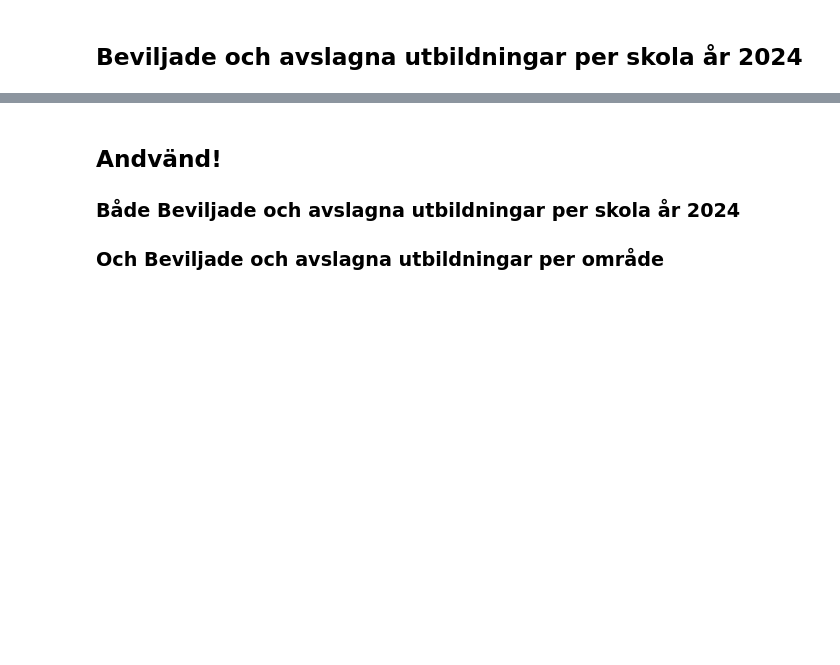
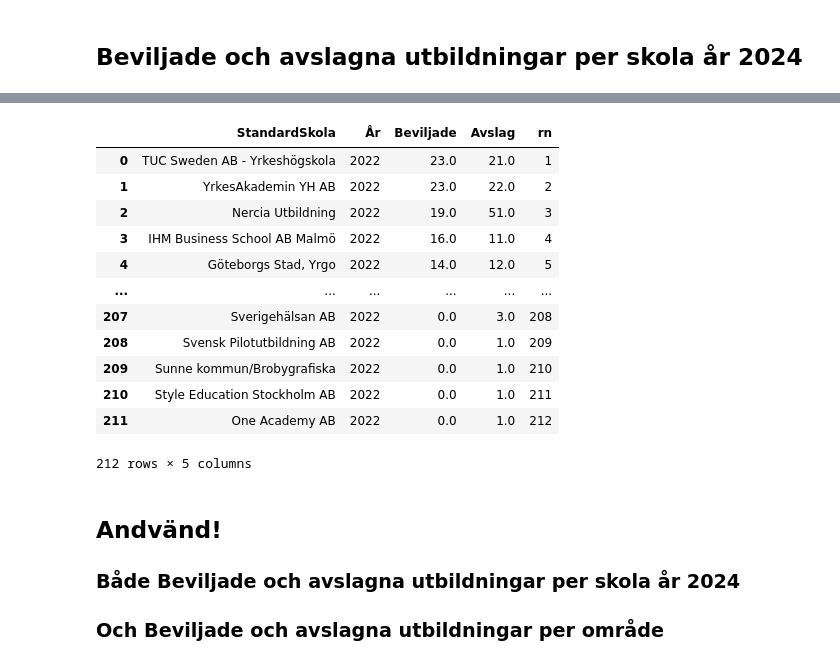
Before and after one commit to 964Code/The-Skool---Group-7, a Jupyter notebook: EDA/EDA_hampus.ipynb, the cells around one changed output, grey strips where cells are left out. Saved outputs shown, nothing was run; the diff lists cells and outputs as text; code cells hidden in the pictures; blank space fills up the shorter version.

```diff
--- a/EDA/EDA_hampus.ipynb
+++ b/EDA/EDA_hampus.ipynb
@@ -569,3 +679,35 @@ skol_resultat_all = db.query("""--sql
+# %%
+
+grupperad_df = db.query("""--sql
+    SELECT *
+    FROM (
+        SELECT
+            StandardSkola,
+            År,
+            SUM(Beviljade) AS Beviljade,
+            SUM(Avslag) AS Avslag,
+            ROW_NUMBER() OVER (PARTITION BY År ORDER BY SUM(Beviljade) DESC) AS rn
+        FROM skol_resultat_all
+        GROUP BY StandardSkola, År
+        Order by År, Beviljade DESC
+    )
+""").to_df()
+# %%
+grupperad_df
+# %% [output]
+|  | StandardSkola | År | Beviljade | Avslag | rn |
+| 0 | TUC Sweden AB - Yrkeshögskola | 2022 | 23.0 | 21.0 | 1 |
+| 1 | YrkesAkademin YH AB | 2022 | 23.0 | 22.0 | 2 |
+| 2 | Nercia Utbildning | 2022 | 19.0 | 51.0 | 3 |
+| 3 | IHM Business School AB Malmö | 2022 | 16.0 | 11.0 | 4 |
+| 4 | Göteborgs Stad, Yrgo | 2022 | 14.0 | 12.0 | 5 |
+| ... | ... | ... | ... | ... | ... |
+| 207 | Sverigehälsan AB | 2022 | 0.0 | 3.0 | 208 |
+| 208 | Svensk Pilotutbildning AB | 2022 | 0.0 | 1.0 | 209 |
+| 209 | Sunne kommun/Brobygrafiska | 2022 | 0.0 | 1.0 | 210 |
+| 210 | Style Education Stockholm AB | 2022 | 0.0 | 1.0 | 211 |
+| 211 | One Academy AB | 2022 | 0.0 | 1.0 | 212 |
+212 rows × 5 columns
 # %%
 import plotly.graph_objects as go
 def skol_beslut_bar(skol_resultat_all, år, **options):
```
Also changed, not shown: parts of 36 cells of this notebook, 8 other files.
